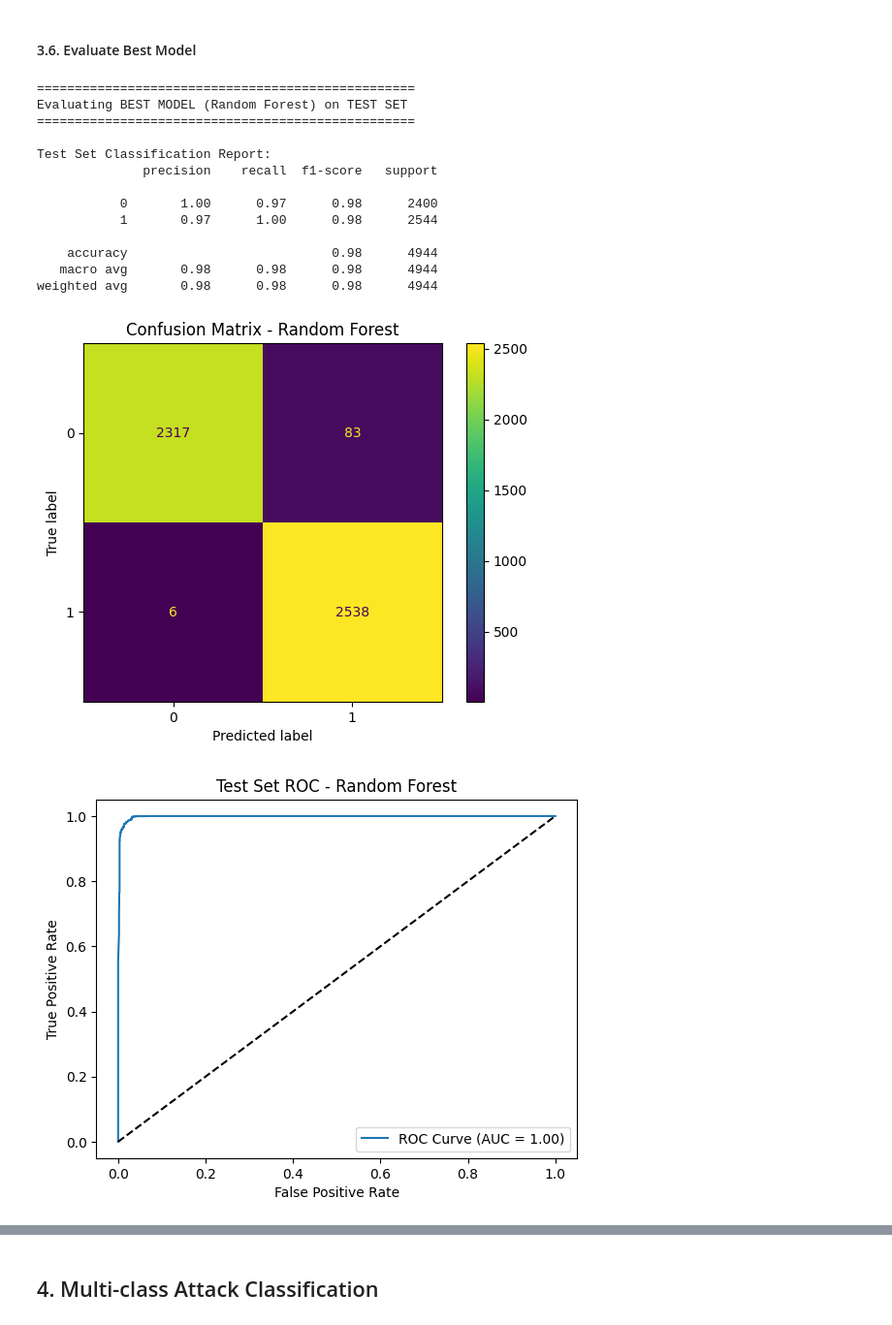
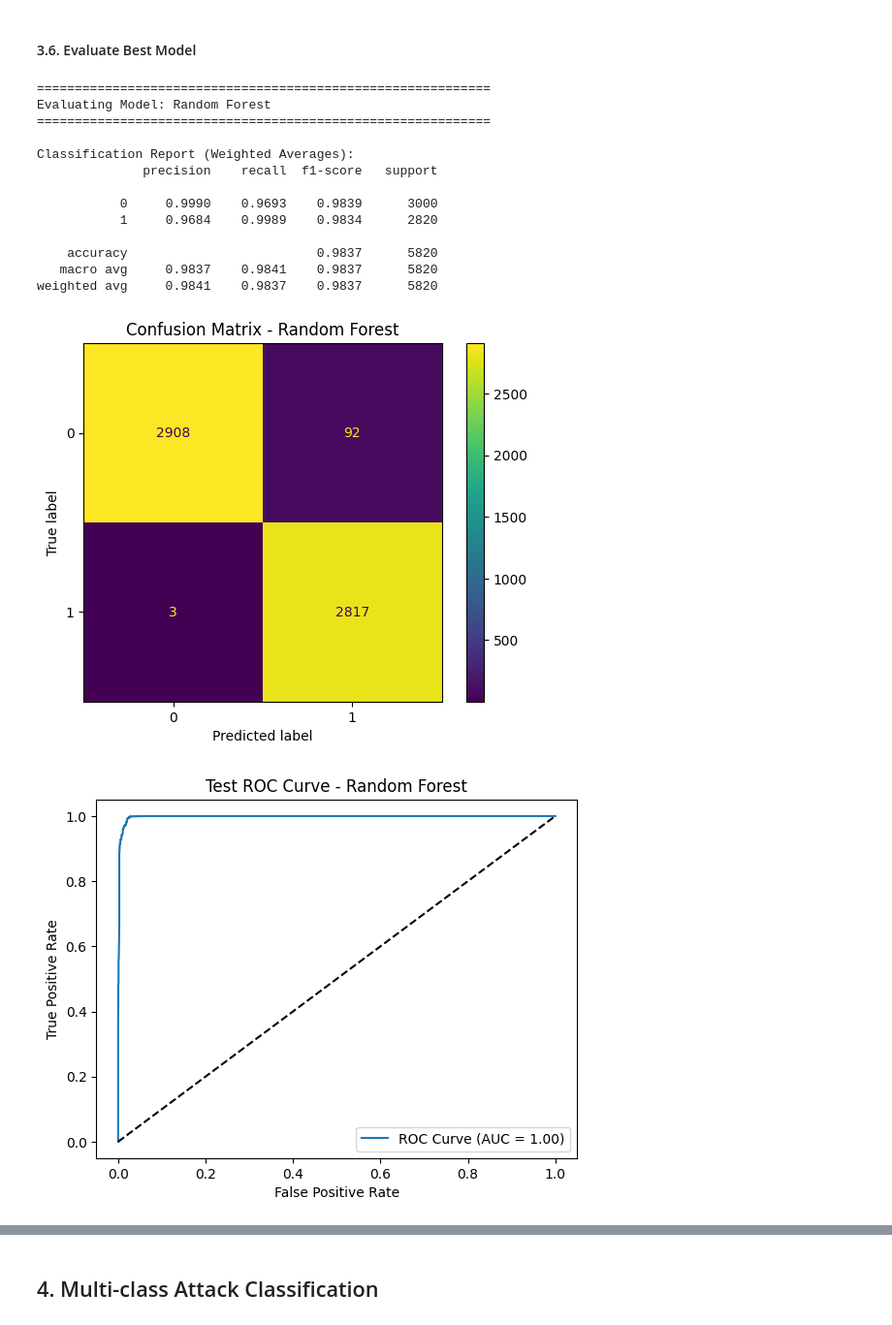
Before and after one commit to burakdogangazi/Confidence-Based-Hierarchical-IDS, a Jupyter notebook: IDS_Model_Train_Evaluation.ipynb, the cells around one changed output, grey strips where cells are left out. Shown at 97% size. Saved outputs shown, nothing was run; the diff lists cells and outputs as text; code cells hidden in the pictures.

```diff
--- a/IDS_Model_Train_Evaluation.ipynb
+++ b/IDS_Model_Train_Evaluation.ipynb
@@ -529,0 +576,20 @@ y_balanced = y_balanced.apply(lambda x: 0 if x == 'BENIGN' else 1)
+# %%
+# Count samples per attack category
+category_counts = Counter(y_balanced)
+
+# Compute binary label: 0 = BENIGN, 1 = ATTACK
+y_balanced_binary = y_balanced.apply(lambda x: 0 if x == 'BENIGN' else 1)
+binary_counts = Counter(y_balanced_binary)
+
+# Print class distribution
+print("Number of samples per attack type:")
+for label, count in category_counts.items():
+    print(f"   - {label:25s}: {count}")
+
+print("Binary label distribution (Benign vs. Attack):")
+for label, count in binary_counts.items():
+    tag = "Benign" if label == 0 else "Attack"
+    print(f"   - {tag:6s}: {count}")
+
+print("Dataset shape:")
+print(f"   - X_balanced shape: {X_balanced.shape}")
@@ -530,8 +610,10 @@ y_balanced = y_balanced.apply(lambda x: 0 if x == 'BENIGN' else 1)
 # %% [markdown]
 #### 3.2. Train Test Split
 # %%
-# Split into train and test sets first
+# Train-test split yaparken binary etiketleri kullan
 X_train, X_test, y_train, y_test = train_test_split(
-    X_balanced, y_balanced,
-    test_size=0.2, random_state=42, stratify=y_balanced
+    X_balanced, y_balanced_binary, test_size=0.2, random_state=42, stratify=y_balanced_binary
 )
+
+print("Train shape:", X_train.shape, y_train.shape)
+print("Test shape:", X_test.shape, y_test.shape)
@@ -873,18 +961,18 @@ def evaluate_on_test(trained_models, X_test, y_test, metric='f1', save_dir='mode
 # %%
-evaluate_on_test(trained_models, X_test, y_test, problem_type='binary')
+evaluate_all_on_test(trained_models, X_test, y_test, problem_type='binary')
 # %% [output]
-==================================================
-Evaluating BEST MODEL (Random Forest) on TEST SET
-==================================================
+============================================================
+Evaluating Model: Random Forest
+============================================================
 
-Test Set Classification Report:
+Classification Report (Weighted Averages):
               precision    recall  f1-score   support
 
-           0       1.00      0.97      0.98      2400
-           1       0.97      1.00      0.98      2544
+           0     0.9990    0.9693    0.9839      3000
+           1     0.9684    0.9989    0.9834      2820
 
-    accuracy                           0.98      4944
-   macro avg       0.98      0.98      0.98      4944
-weighted avg       0.98      0.98      0.98      4944
+    accuracy                         0.9837      5820
+   macro avg     0.9837    0.9841    0.9837      5820
+weighted avg     0.9841    0.9837    0.9837      5820
-[figure, old version]
+[figure, new version]
-[figure, old version]
+[figure, new version]
```
Also changed, not shown: parts of 18 cells of this notebook.
